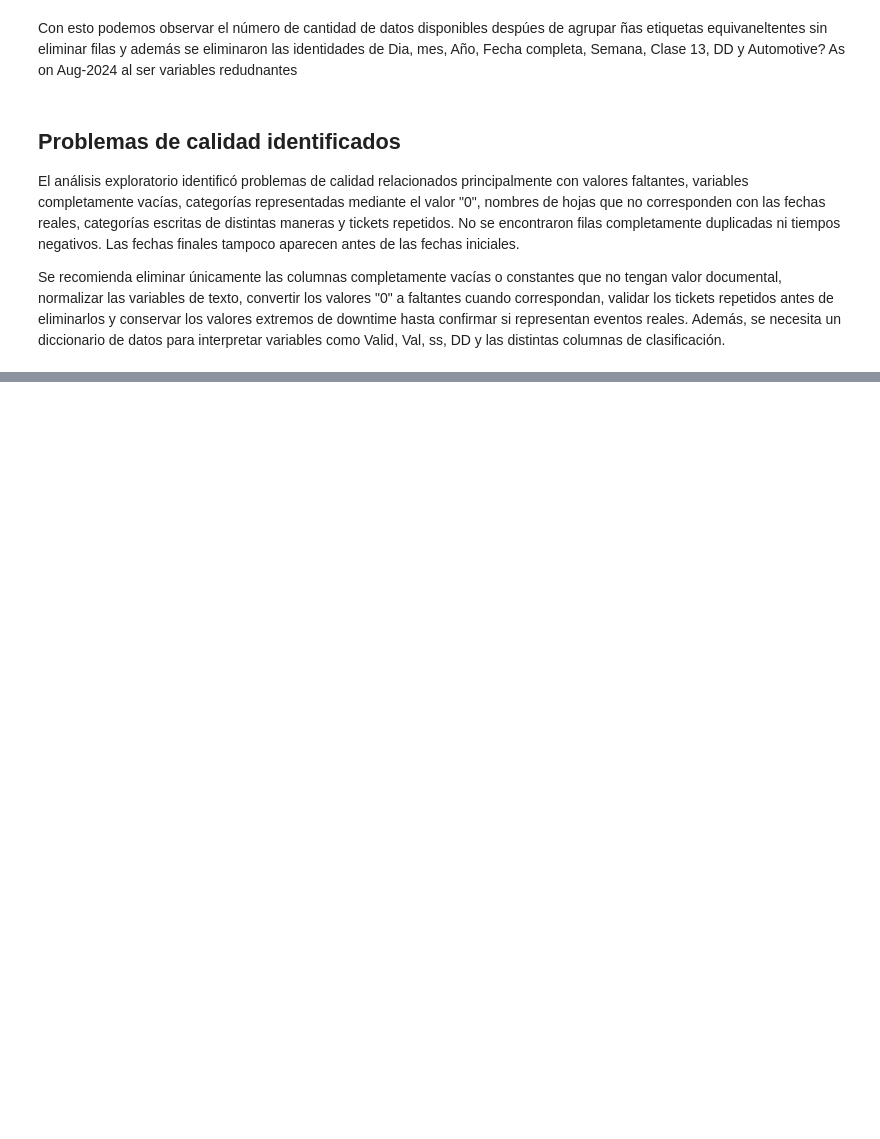
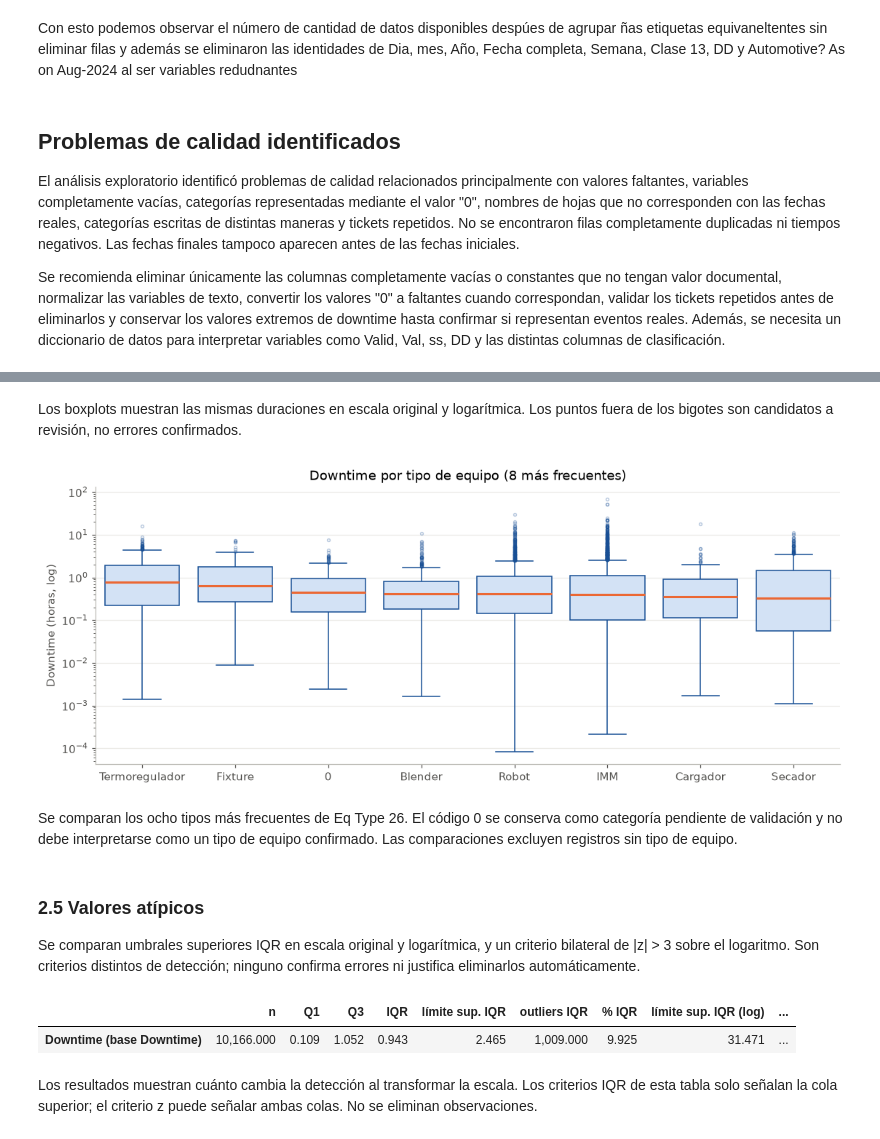
Before and after one commit to Peripera/Reto-segundo-parcial-FLEX, a Jupyter notebook: eda_flex.ipynb, the cells around one changed output, grey strips where cells are left out. Cells and saved outputs as stored; diff of their text form; code cells hidden in the pictures; blank space fills up the shorter version.

```diff
--- a/eda_flex.ipynb
+++ b/eda_flex.ipynb
@@ -631,0 +654,5 @@ Se recomienda eliminar únicamente las columnas completamente vacías o constant
+# %%
+df_limpio["Downtime"] = pd.to_numeric(df_limpio["Downtime"], errors="coerce")
+print("Tabla base limpia:", df_limpio.shape)
+print("Duraciones numéricas disponibles:", df_limpio["Downtime"].notna().sum())
+print("Duplicados completos después de normalizar:", df_limpio.duplicated().sum())
@@ -631,0 +764,42 @@ Se recomienda eliminar únicamente las columnas completamente vacías o constant
+# %% [markdown]
+Los boxplots muestran las mismas duraciones en escala original y logarítmica. Los puntos fuera de los bigotes son candidatos a revisión, no errores confirmados.
+# %%
+top_eq = dt["Eq Type 26"].value_counts().head(8).index
+sub = dt[dt["Eq Type 26"].isin(top_eq)]
+orden = sub.groupby("Eq Type 26", sort=False)["Downtime"].median().sort_values(ascending=False).index
+fig, ax = plt.subplots(figsize=(12, 4.5))
+sns.boxplot(data=sub, x="Eq Type 26", y="Downtime", order=orden, color="#cde2fb", linecolor=AZUL_OSC,
+            medianprops=dict(color=NARANJA, linewidth=2), flierprops=dict(marker="o", markersize=2.5, alpha=0.3), ax=ax)
+ax.set_yscale("log"); ax.set_xlabel(""); ax.set_ylabel("Downtime (horas, log)")
+ax.set_title("Downtime por tipo de equipo (8 más frecuentes)")
+guardar(fig, "04_box_downtime_eqtype"); plt.show()
+# %% [output]
+[figure, added]
+# %% [markdown]
+Se comparan los ocho tipos más frecuentes de Eq Type 26. El código 0 se conserva como categoría pendiente de validación y no debe interpretarse como un tipo de equipo confirmado. Las comparaciones excluyen registros sin tipo de equipo.
+# %% [markdown]
+### 2.5 Valores atípicos
+
+Se comparan umbrales superiores IQR en escala original y logarítmica, y un criterio bilateral de |z| > 3 sobre el logaritmo. Son criterios distintos de detección; ninguno confirma errores ni justifica eliminarlos automáticamente.
+# %%
+def outliers(serie, nombre):
+    s = serie.dropna()
+    q1, q3 = s.quantile([.25, .75]); iqr = q3 - q1
+    lim_iqr = q3 + 1.5 * iqr
+    ls = np.log(s[s > 0]); lq1, lq3 = ls.quantile([.25, .75]); liqr = lq3 - lq1
+    lim_log = np.exp(lq3 + 1.5 * liqr)
+    z = np.abs(stats.zscore(ls))
+    return pd.Series({
+        "n": s.size, "Q1": q1, "Q3": q3, "IQR": iqr, "límite sup. IQR": lim_iqr,
+        "outliers IQR": (s > lim_iqr).sum(), "% IQR": (s > lim_iqr).mean() * 100,
+        "límite sup. IQR (log)": lim_log, "outliers IQR log": (s > lim_log).sum(), "% IQR log": (s > lim_log).mean() * 100,
+        "outliers |z|>3 (log)": (z > 3).sum(), "> 24 h": (s > 24).sum(),
+    }, name=nombre)
+
+tabla_out = pd.DataFrame({"Downtime (base Downtime)": outliers(dt["Downtime"], "Downtime (base Downtime)")}).T
+display(tabla_out)
+# %% [output]
+|  | n | Q1 | Q3 | IQR | límite sup. IQR | outliers IQR | % IQR | límite sup. IQR (log) | ... |
+| Downtime (base Downtime) | 10,166.000 | 0.109 | 1.052 | 0.943 | 2.465 | 1,009.000 | 9.925 | 31.471 | ... |
+# %% [markdown]
+Los resultados muestran cuánto cambia la detección al transformar la escala. Los criterios IQR de esta tabla solo señalan la cola superior; el criterio z puede señalar ambas colas. No se eliminan observaciones.
```
Also changed, not shown: parts of 35 cells of this notebook.
